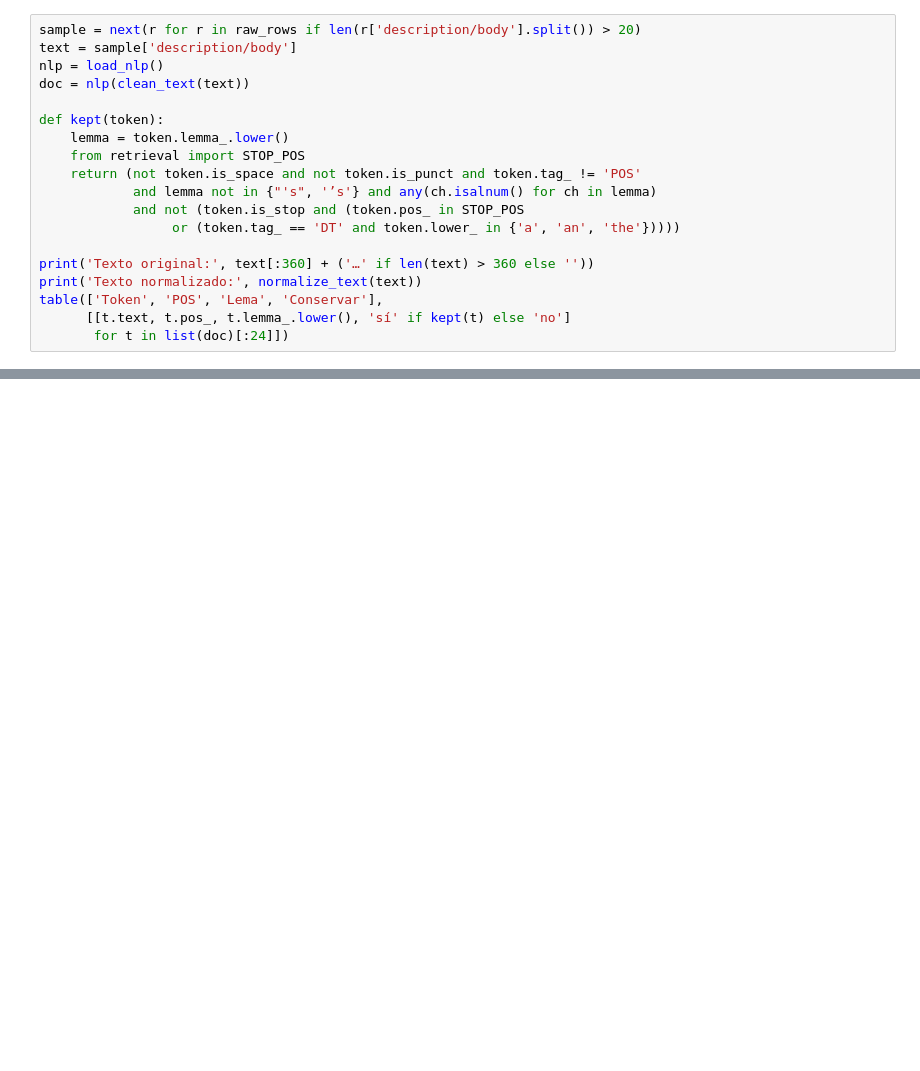
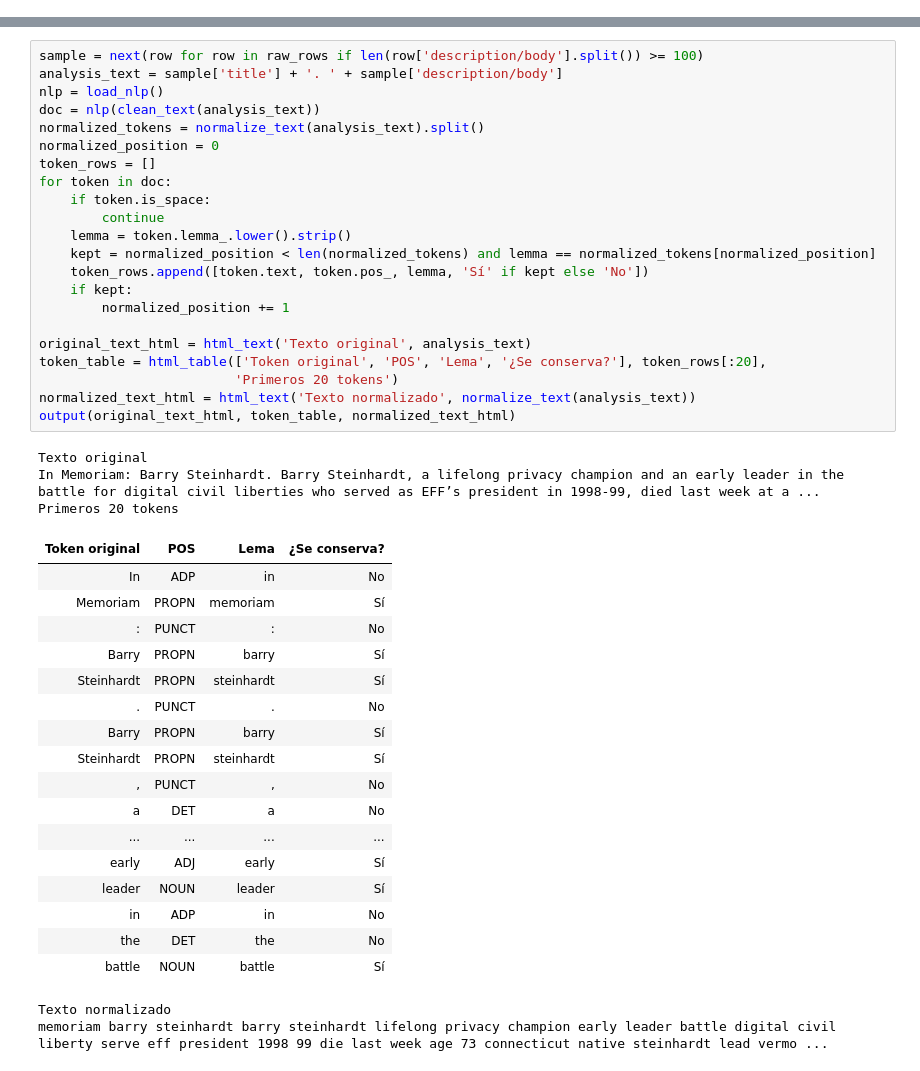
Before and after one commit to LiamSalazar/NewsRetrieval, a Jupyter notebook: NewsRetrieval_Pipeline.ipynb, the cells around one changed output, grey strips where cells are left out. Drawn from its saved outputs; the diff is of its cells as text; blank space fills up the shorter version.

```diff
--- a/NewsRetrieval_Pipeline.ipynb
+++ b/NewsRetrieval_Pipeline.ipynb
@@ -76,19 +0,0 @@ tecnologia | 666
-# %%
-sample = next(r for r in raw_rows if len(r['description/body'].split()) > 20)
-text = sample['description/body']
-nlp = load_nlp()
-doc = nlp(clean_text(text))
-
-def kept(token):
-    lemma = token.lemma_.lower()
-    from retrieval import STOP_POS
-    return (not token.is_space and not token.is_punct and token.tag_ != 'POS'
-            and lemma not in {"'s", '’s'} and any(ch.isalnum() for ch in lemma)
-            and not (token.is_stop and (token.pos_ in STOP_POS
-                 or (token.tag_ == 'DT' and token.lower_ in {'a', 'an', 'the'}))))
-
-print('Texto original:', text[:360] + ('…' if len(text) > 360 else ''))
-print('Texto normalizado:', normalize_text(text))
-table(['Token', 'POS', 'Lema', 'Conservar'],
-      [[t.text, t.pos_, t.lemma_.lower(), 'sí' if kept(t) else 'no']
-       for t in list(doc)[:24]])
@@ -180,0 +154,45 @@ Puntaje  | ID                    | Título
+# %%
+sample = next(row for row in raw_rows if len(row['description/body'].split()) >= 100)
+analysis_text = sample['title'] + '. ' + sample['description/body']
+nlp = load_nlp()
+doc = nlp(clean_text(analysis_text))
+normalized_tokens = normalize_text(analysis_text).split()
+normalized_position = 0
+token_rows = []
+for token in doc:
+    if token.is_space:
+        continue
+    lemma = token.lemma_.lower().strip()
+    kept = normalized_position < len(normalized_tokens) and lemma == normalized_tokens[normalized_position]
+    token_rows.append([token.text, token.pos_, lemma, 'Sí' if kept else 'No'])
+    if kept:
+        normalized_position += 1
+
+original_text_html = html_text('Texto original', analysis_text)
+token_table = html_table(['Token original', 'POS', 'Lema', '¿Se conserva?'], token_rows[:20],
+                         'Primeros 20 tokens')
+normalized_text_html = html_text('Texto normalizado', normalize_text(analysis_text))
+output(original_text_html, token_table, normalized_text_html)
+# %% [output]
+Texto original
+In Memoriam: Barry Steinhardt. Barry Steinhardt, a lifelong privacy champion and an early leader in the battle for digital civil liberties who served as EFF’s president in 1998-99, died last week at a ...
+Primeros 20 tokens
+| Token original | POS | Lema | ¿Se conserva? |
+| In | ADP | in | No |
+| Memoriam | PROPN | memoriam | Sí |
+| : | PUNCT | : | No |
+| Barry | PROPN | barry | Sí |
+| Steinhardt | PROPN | steinhardt | Sí |
+| . | PUNCT | . | No |
+| Barry | PROPN | barry | Sí |
+| Steinhardt | PROPN | steinhardt | Sí |
+| , | PUNCT | , | No |
+| a | DET | a | No |
+| ... | ... | ... | ... |
+| early | ADJ | early | Sí |
+| leader | NOUN | leader | Sí |
+| in | ADP | in | No |
+| the | DET | the | No |
+| battle | NOUN | battle | Sí |
+Texto normalizado
+memoriam barry steinhardt barry steinhardt lifelong privacy champion early leader battle digital civil liberty serve eff president 1998 99 die last week age 73 connecticut native steinhardt lead vermo ...
```
Also changed, not shown: parts of 25 cells of this notebook.
